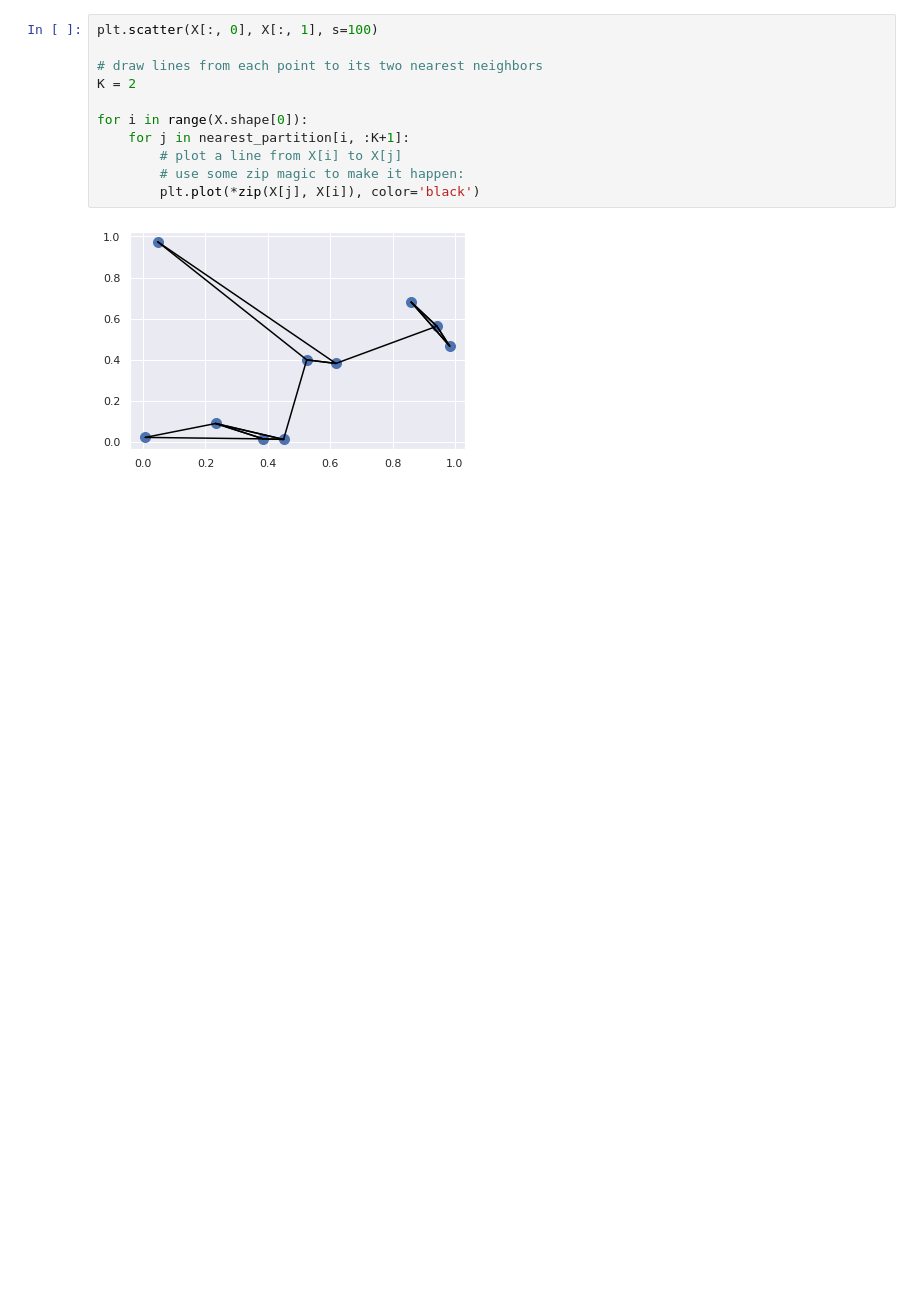
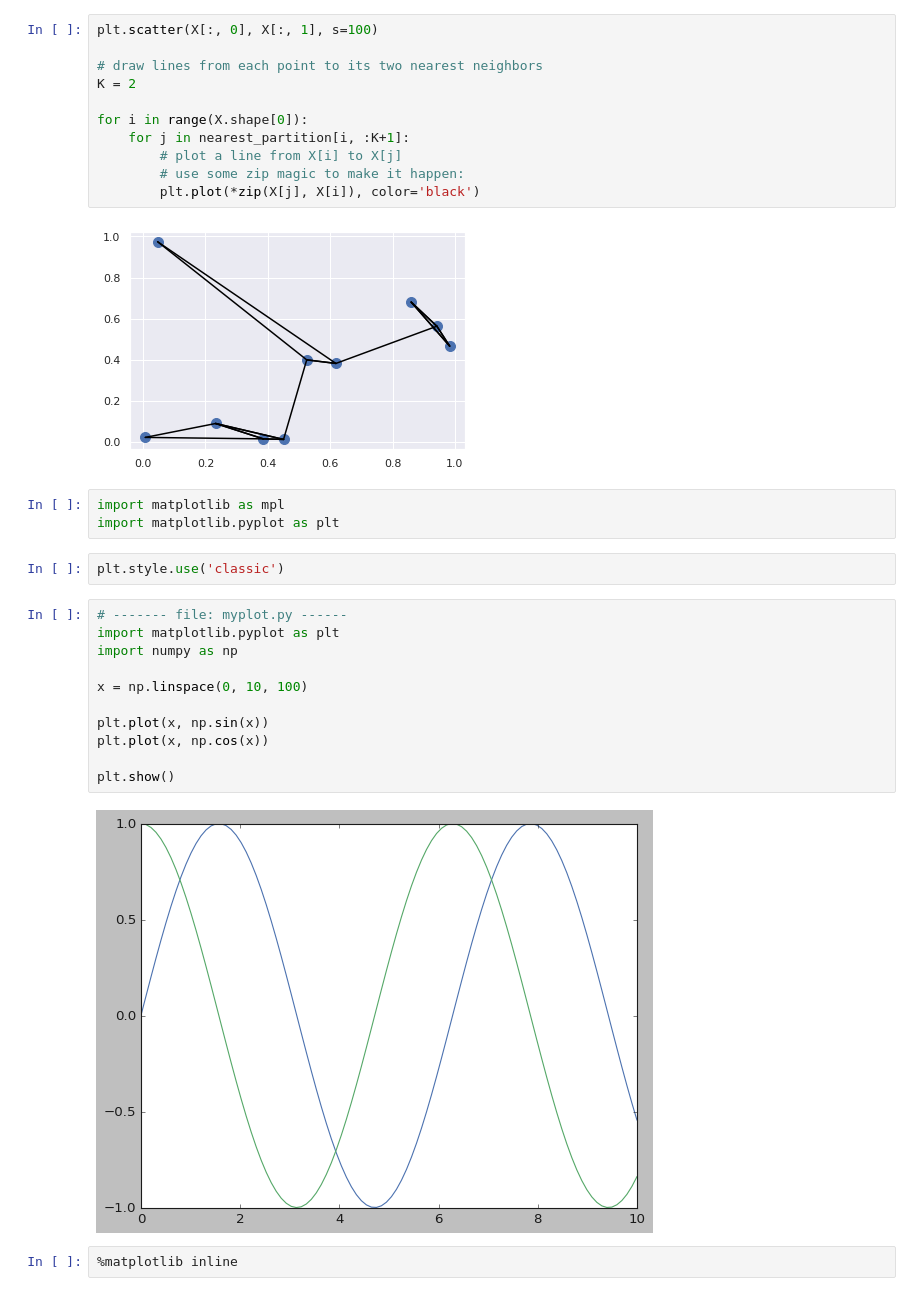
Before and after one commit to v3nkat0ps/HW01_ITS83642, a Jupyter notebook: HW01_Venkatesh_Ankarla_Sri_Ramuloo.ipynb, the cells around one changed output. Cells and saved outputs as stored; diff of their text form; blank space fills up the shorter version.

```diff
--- a/HW01_Venkatesh_Ankarla_Sri_Ramuloo.ipynb
+++ b/HW01_Venkatesh_Ankarla_Sri_Ramuloo.ipynb
@@ -438,3 +438,23 @@ for i in range(X.shape[0]):
         plt.plot(*zip(X[j], X[i]), color='black')
 # %% [output]
 [figure]
+# %%
+import matplotlib as mpl
+import matplotlib.pyplot as plt
+# %%
+plt.style.use('classic')
+# %%
+# ------- file: myplot.py ------
+import matplotlib.pyplot as plt
+import numpy as np
+
+x = np.linspace(0, 10, 100)
+
+plt.plot(x, np.sin(x))
+plt.plot(x, np.cos(x))
+
+plt.show()
+# %% [output]
+[figure, added]
+# %%
+%matplotlib inline
```
Also changed, not shown: parts of 6 cells of this notebook.
